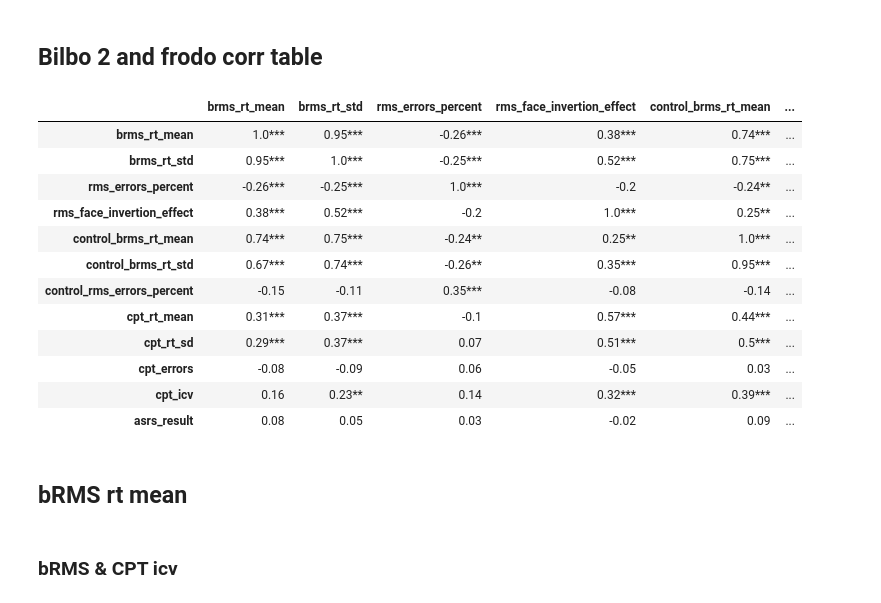
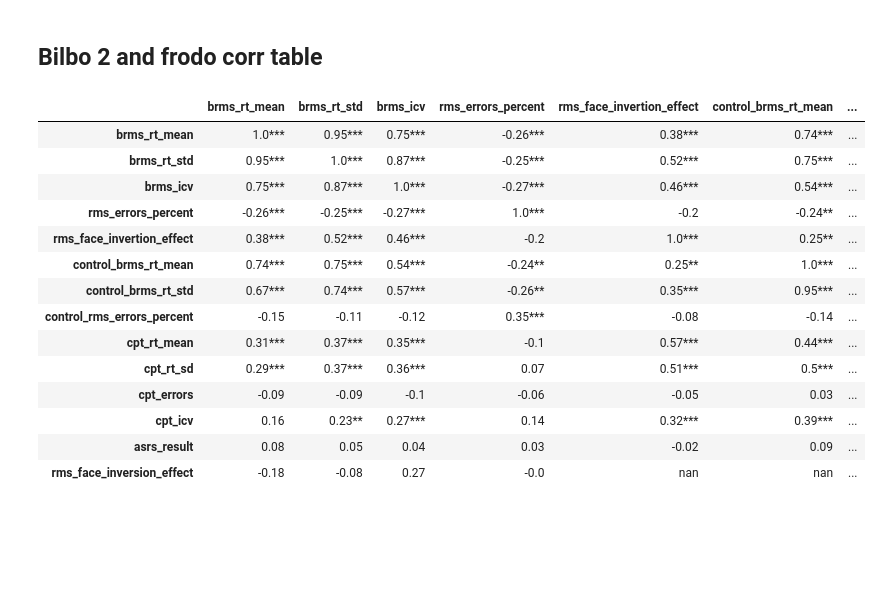
Before and after one commit to nadavWeisler/RmsCpt_Analysis, a Jupyter notebook: main.ipynb, the cells around one changed output. Cells and saved outputs as stored; diff of their text form; code cells hidden in the pictures; blank space fills up the shorter version.

```diff
--- a/main.ipynb
+++ b/main.ipynb
@@ -29,7 +29,6 @@ def get_frodo_results_df(df_list):
     results = pd.DataFrame()
     for df in df_list:
         if df[(df.name == "ASRS_1_0")].shape[0] == 0:
-            print("badBoy")
             continue
         brms_rt_mean, brms_rt_std, rms_errors_percent, rms_face_invertion_effect, \
             control_brms_rt_mean, control_brms_rt_std, control_rms_errors_percent, \
@@ -37,8 +36,8 @@ def get_frodo_results_df(df_list):
         if rms_errors_percent > 0.15:
             print("badBoy_RMS", rms_errors_percent)
             continue
-        cpt_rt_mean, cpt_rt_sd, cpt_err = getCptResults(df)
-        cpt_err = cpt_err / 320
+
+        cpt_rt_mean, cpt_rt_sd, cpt_err = get_cpt_results(df)
         asrs_result = getAsrsResults(df)
         gender, hand, lang = getSurveyResultsByTrialIndex(df, 1)
         age, subject = getSurveyResultsByTrialIndex(df, 2)
@@ -48,12 +47,12 @@ def get_frodo_results_df(df_list):
             'feel_adhd': feel_adhd,
             'gender': gender,
             'age': age,
-            'subject': subject,
             'strong_hand': hand,
             'adhd': adhd,
             'main_language': lang,
             "brms_rt_mean": brms_rt_mean,
             "brms_rt_std": brms_rt_std,
+            "brms_icv": brms_rt_std / brms_rt_mean,
             "rms_errors_percent": rms_errors_percent,
             "rms_face_invertion_effect": rms_face_invertion_effect,
             "control_brms_rt_mean": control_brms_rt_mean,
@@ -63,12 +62,13 @@ def get_frodo_results_df(df_list):
             "cpt_rt_mean": cpt_rt_mean,
             "cpt_rt_sd": cpt_rt_sd,
             "cpt_errors": cpt_err,
-            "cpt_icv": cpt_rt_sd / cpt_rt_mean * 100,
+            "cpt_icv": cpt_rt_sd / cpt_rt_mean,
             "asrs_result": asrs_result[0] + asrs_result[1],
             "asrs_1_count": asrs_result[0],
             "asrs_2_count": asrs_result[1],
         }
-        results = results.append(subject_result, ignore_index=True)
+        results = pd.concat([results, pd.DataFrame([subject_result])], ignore_index=True)
+
     return results
 # %%
 frodo_results_df = get_frodo_results_df(frodo_subjects)
@@ -122,7 +112,7 @@ def get_bilbo_2_results_df(df_list):
         if rms_errors_percent > 0.15:
             print("badBoy_RMS", rms_errors_percent)
             continue
-        cpt_rt_mean, cpt_rt_sd, cpt_err = getCptResults(df)
+        cpt_rt_mean, cpt_rt_sd, cpt_err = get_cpt_results(df)
         cpt_err = cpt_err / 320
         asrs_result = get_asrs_data(df)
         gender, hand, lang = getSurveyResultsByTrialIndex(df, 1)
@@ -133,22 +123,23 @@ def get_bilbo_2_results_df(df_list):
             'feel_adhd': feel_adhd,
             'gender': gender,
             'age': age,
-            # 'subject': subject,
             'strong_hand': hand,
+            'rms_face_inversion_effect': rms_face_inversion_effect,
             'adhd': adhd,
             'main_language': lang,
             "brms_rt_mean": brms_rt_mean,
             "brms_rt_std": brms_rt_std,
+            "brms_icv": brms_rt_std / brms_rt_mean,
             "rms_errors_percent": rms_errors_percent,
             "cpt_rt_mean": cpt_rt_mean,
             "cpt_rt_sd": cpt_rt_sd,
             "cpt_errors": cpt_err,
-            "cpt_icv": cpt_rt_sd / cpt_rt_mean * 100,
+            "cpt_icv": cpt_rt_sd / cpt_rt_mean,
             "asrs_result": asrs_result[2],
             "asrs_1_count": asrs_result[0],
             "asrs_2_count": asrs_result[1],
         }
-        results = results.append(subject_result, ignore_index=True)
+        results = pd.concat([results, pd.DataFrame([subject_result])], ignore_index=True)
     return results
 # %%
 for file in os.listdir(os.fsencode('data/bilbo2/')):
@@ -220,4 +178,4 @@ bilbo_1_df['asrs_result'] = bilbo_1_df.apply(lambda row: row.asrs_1_count + row.
 # %% [markdown]
 # Analysis
 # %%
-combine_frodo_bilbo_2_df = pd.concat([frodo_results_df, bilbo_2_results_df])
+final_df = pd.concat([frodo_results_df, bilbo_2_results_df])
@@ -263,22 +182,20 @@ getCorrTable(bilbo_1_df)
 # %% [markdown]
 ## Bilbo 2 and frodo corr table
 # %%
-getCorrTable(combine_frodo_bilbo_2_df)
+getCorrTable(final_df)
 # %% [output]
-|  | brms_rt_mean | brms_rt_std | rms_errors_percent | rms_face_invertion_effect | control_brms_rt_mean | ... |
-| brms_rt_mean | 1.0*** | 0.95*** | -0.26*** | 0.38*** | 0.74*** | ... |
-| brms_rt_std | 0.95*** | 1.0*** | -0.25*** | 0.52*** | 0.75*** | ... |
-| rms_errors_percent | -0.26*** | -0.25*** | 1.0*** | -0.2 | -0.24** | ... |
-| rms_face_invertion_effect | 0.38*** | 0.52*** | -0.2 | 1.0*** | 0.25** | ... |
-| control_brms_rt_mean | 0.74*** | 0.75*** | -0.24** | 0.25** | 1.0*** | ... |
-| control_brms_rt_std | 0.67*** | 0.74*** | -0.26** | 0.35*** | 0.95*** | ... |
-| control_rms_errors_percent | -0.15 | -0.11 | 0.35*** | -0.08 | -0.14 | ... |
-| cpt_rt_mean | 0.31*** | 0.37*** | -0.1 | 0.57*** | 0.44*** | ... |
-| cpt_rt_sd | 0.29*** | 0.37*** | 0.07 | 0.51*** | 0.5*** | ... |
-| cpt_errors | -0.08 | -0.09 | 0.06 | -0.05 | 0.03 | ... |
-| cpt_icv | 0.16 | 0.23** | 0.14 | 0.32*** | 0.39*** | ... |
-| asrs_result | 0.08 | 0.05 | 0.03 | -0.02 | 0.09 | ... |
+|  | brms_rt_mean | brms_rt_std | brms_icv | rms_errors_percent | rms_face_invertion_effect | control_brms_rt_mean | ... |
+| brms_rt_mean | 1.0*** | 0.95*** | 0.75*** | -0.26*** | 0.38*** | 0.74*** | ... |
+| brms_rt_std | 0.95*** | 1.0*** | 0.87*** | -0.25*** | 0.52*** | 0.75*** | ... |
+| brms_icv | 0.75*** | 0.87*** | 1.0*** | -0.27*** | 0.46*** | 0.54*** | ... |
+| rms_errors_percent | -0.26*** | -0.25*** | -0.27*** | 1.0*** | -0.2 | -0.24** | ... |
+| rms_face_invertion_effect | 0.38*** | 0.52*** | 0.46*** | -0.2 | 1.0*** | 0.25** | ... |
+| control_brms_rt_mean | 0.74*** | 0.75*** | 0.54*** | -0.24** | 0.25** | 1.0*** | ... |
+| control_brms_rt_std | 0.67*** | 0.74*** | 0.57*** | -0.26** | 0.35*** | 0.95*** | ... |
+| control_rms_errors_percent | -0.15 | -0.11 | -0.12 | 0.35*** | -0.08 | -0.14 | ... |
+| cpt_rt_mean | 0.31*** | 0.37*** | 0.35*** | -0.1 | 0.57*** | 0.44*** | ... |
+| cpt_rt_sd | 0.29*** | 0.37*** | 0.36*** | 0.07 | 0.51*** | 0.5*** | ... |
+| cpt_errors | -0.09 | -0.09 | -0.1 | -0.06 | -0.05 | 0.03 | ... |
+| cpt_icv | 0.16 | 0.23** | 0.27*** | 0.14 | 0.32*** | 0.39*** | ... |
+| asrs_result | 0.08 | 0.05 | 0.04 | 0.03 | -0.02 | 0.09 | ... |
+| rms_face_inversion_effect | -0.18 | -0.08 | 0.27 | -0.0 | nan | nan | ... |
-# %% [markdown]
-## bRMS rt mean
-# %% [markdown]
-### bRMS & CPT icv
```
Also changed, not shown: parts of 43 cells of this notebook, 4 other files.
